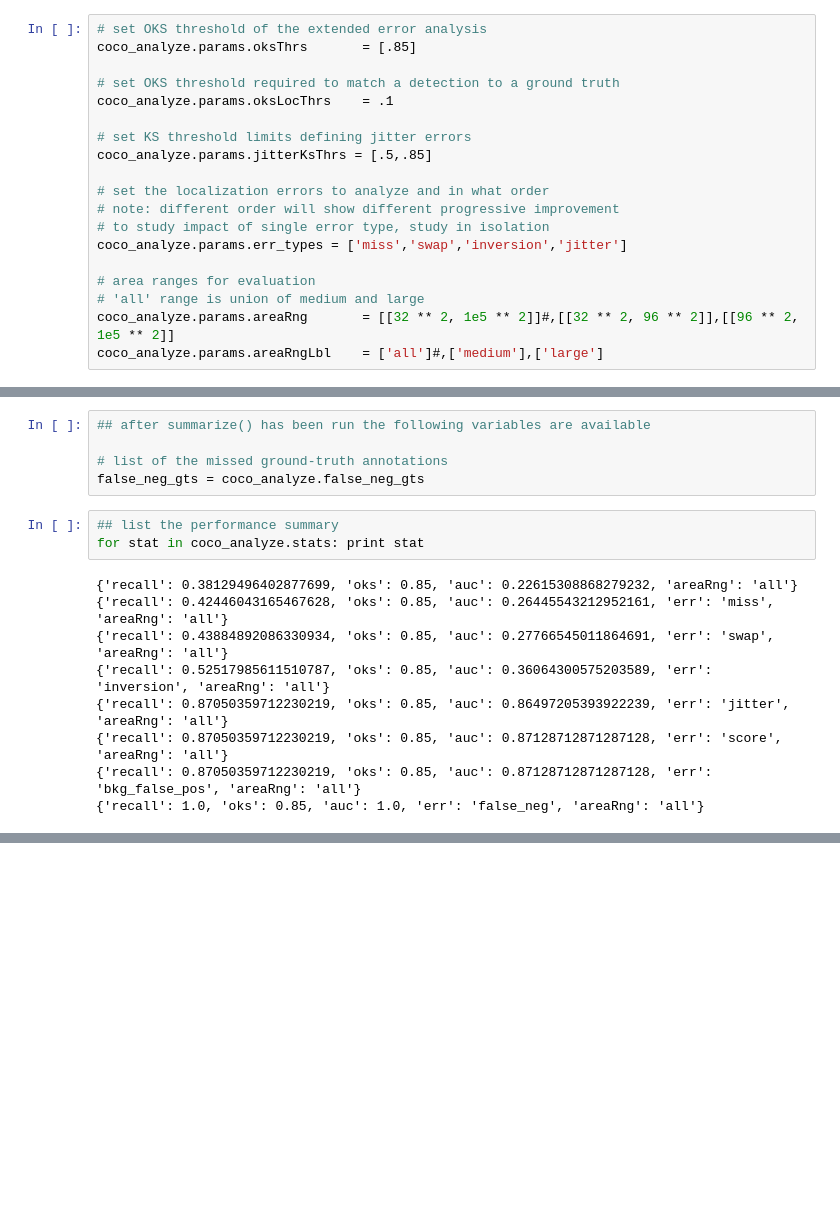
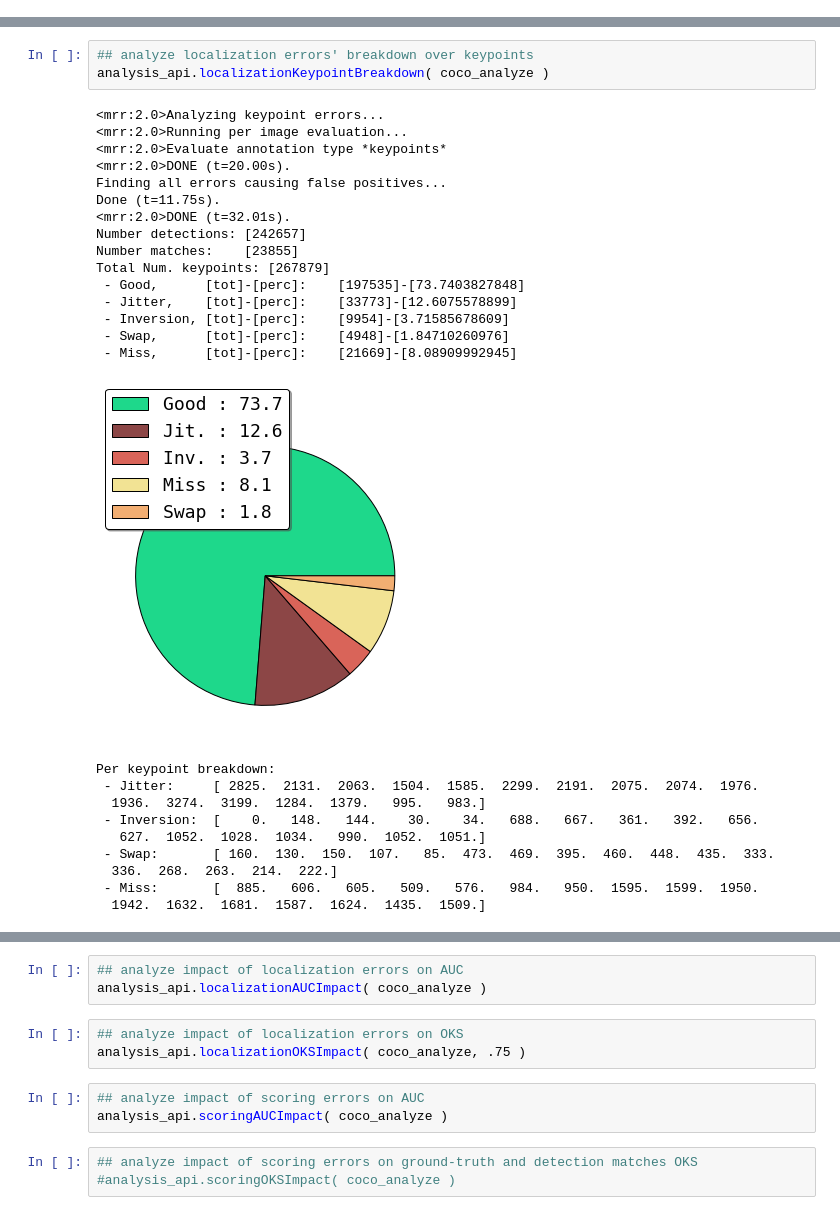
Before and after one commit to matteorr/coco-analyze, a Jupyter notebook: run_analysis.ipynb, the cells around one changed output, grey strips where cells are left out. Drawn from its saved outputs; the diff is of its cells as text; blank space fills up the shorter version.

Commit message:
added analysis code

```diff
--- a/run_analysis.ipynb
+++ b/run_analysis.ipynb
@@ -80,19 +98,0 @@ coco_analyze.evaluate(verbose=True, makeplots=True)
-# %%
-# set OKS threshold of the extended error analysis
-coco_analyze.params.oksThrs       = [.85]
-
-# set OKS threshold required to match a detection to a ground truth
-coco_analyze.params.oksLocThrs    = .1
-
-# set KS threshold limits defining jitter errors
-coco_analyze.params.jitterKsThrs = [.5,.85]
-
-# set the localization errors to analyze and in what order
-# note: different order will show different progressive improvement
-# to study impact of single error type, study in isolation
-coco_analyze.params.err_types = ['miss','swap','inversion','jitter']
-
-# area ranges for evaluation
-# 'all' range is union of medium and large
-coco_analyze.params.areaRng       = [[32 ** 2, 1e5 ** 2]]#,[[32 ** 2, 96 ** 2]],[[96 ** 2, 1e5 ** 2]]
-coco_analyze.params.areaRngLbl    = ['all']#,['medium'],['large']
@@ -196,17 +99,29 @@ coco_analyze.summarize(makeplots=True)
-# %%
-## after summarize() has been run the following variables are available
-
-# list of the missed ground-truth annotations
-false_neg_gts = coco_analyze.false_neg_gts
-# %%
-## list the performance summary
-for stat in coco_analyze.stats: print stat
-# %% [output]
-{'recall': 0.38129496402877699, 'oks': 0.85, 'auc': 0.22615308868279232, 'areaRng': 'all'}
-{'recall': 0.42446043165467628, 'oks': 0.85, 'auc': 0.26445543212952161, 'err': 'miss', 'areaRng': 'all'}
-{'recall': 0.43884892086330934, 'oks': 0.85, 'auc': 0.27766545011864691, 'err': 'swap', 'areaRng': 'all'}
-{'recall': 0.52517985611510787, 'oks': 0.85, 'auc': 0.36064300575203589, 'err': 'inversion', 'areaRng': 'all'}
-{'recall': 0.87050359712230219, 'oks': 0.85, 'auc': 0.86497205393922239, 'err': 'jitter', 'areaRng': 'all'}
-{'recall': 0.87050359712230219, 'oks': 0.85, 'auc': 0.87128712871287128, 'err': 'score', 'areaRng': 'all'}
-{'recall': 0.87050359712230219, 'oks': 0.85, 'auc': 0.87128712871287128, 'err': 'bkg_false_pos', 'areaRng': 'all'}
-{'recall': 1.0, 'oks': 0.85, 'auc': 1.0, 'err': 'false_neg', 'areaRng': 'all'}
+# %%
+## analyze localization errors' breakdown over keypoints
+analysis_api.localizationKeypointBreakdown( coco_analyze )
+# %% [output]
+<mrr:2.0>Analyzing keypoint errors...
+<mrr:2.0>Running per image evaluation...
+<mrr:2.0>Evaluate annotation type *keypoints*
+<mrr:2.0>DONE (t=20.00s).
+Finding all errors causing false positives...
+Done (t=11.75s).
+<mrr:2.0>DONE (t=32.01s).
+Number detections: [242657]
+Number matches:    [23855]
+Total Num. keypoints: [267879]
+ - Good,      [tot]-[perc]:    [197535]-[73.7403827848]
+ - Jitter,    [tot]-[perc]:    [33773]-[12.6075578899]
+ - Inversion, [tot]-[perc]:    [9954]-[3.71585678609]
+ - Swap,      [tot]-[perc]:    [4948]-[1.84710260976]
+ - Miss,      [tot]-[perc]:    [21669]-[8.08909992945]
+[figure, added]
+Per keypoint breakdown:
+ - Jitter:     [ 2825.  2131.  2063.  1504.  1585.  2299.  2191.  2075.  2074.  1976.
+  1936.  3274.  3199.  1284.  1379.   995.   983.]
+ - Inversion:  [    0.   148.   144.    30.    34.   688.   667.   361.   392.   656.
+   627.  1052.  1028.  1034.   990.  1052.  1051.]
+ - Swap:       [ 160.  130.  150.  107.   85.  473.  469.  395.  460.  448.  435.  333.
+  336.  268.  263.  214.  222.]
+ - Miss:       [  885.   606.   605.   509.   576.   984.   950.  1595.  1599.  1950.
+  1942.  1632.  1681.  1587.  1624.  1435.  1509.]
@@ -212,0 +132,12 @@ for stat in coco_analyze.stats: print stat
+# %%
+## analyze impact of localization errors on AUC
+analysis_api.localizationAUCImpact( coco_analyze )
+# %%
+## analyze impact of localization errors on OKS
+analysis_api.localizationOKSImpact( coco_analyze, .75 )
+# %%
+## analyze impact of scoring errors on AUC
+analysis_api.scoringAUCImpact( coco_analyze )
+# %%
+## analyze impact of scoring errors on ground-truth and detection matches OKS
+#analysis_api.scoringOKSImpact( coco_analyze )
```
Also changed, not shown: parts of 13 cells of this notebook, 4 other files.
